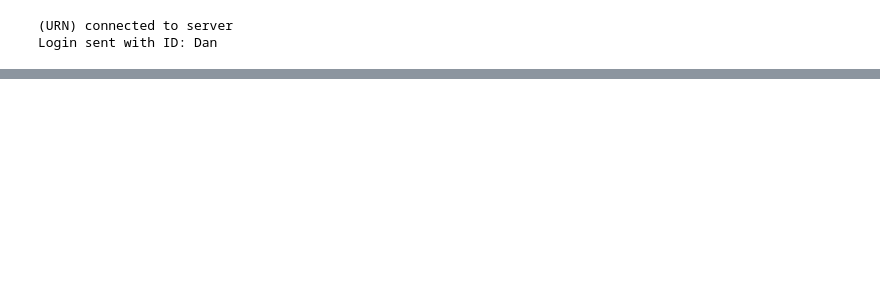
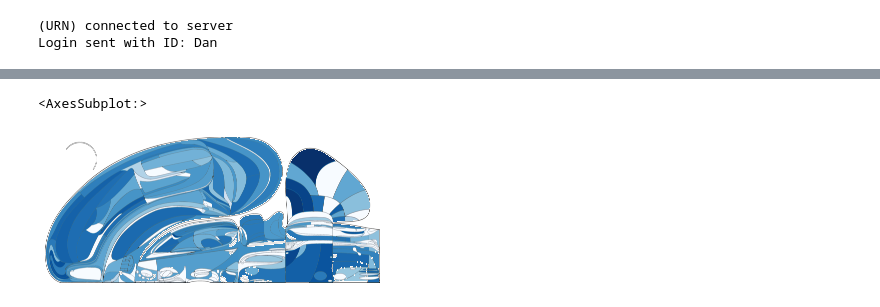
Before and after one commit to int-brain-lab/ibl-viz, a Jupyter notebook: bwm/bwm_block_prior_example.ipynb, the cells around one changed output, grey strips where cells are left out. Saved outputs shown, nothing was run; the diff lists cells and outputs as text; code cells hidden in the pictures; blank space fills up the shorter version.

```diff
--- a/bwm/bwm_block_prior_example.ipynb
+++ b/bwm/bwm_block_prior_example.ipynb
@@ -107,0 +169,7 @@ urn.set_area_intensity(pvalProportion)
+# %%
+areas = list(areaIntensity.keys())
+values = list(areaIntensity.values())
+plot_swanson(areas, values, cmap='Blues', br=br)
+# %% [output]
+<AxesSubplot:>
+[figure, added]
```
Also changed, not shown: parts of 17 cells of this notebook.
